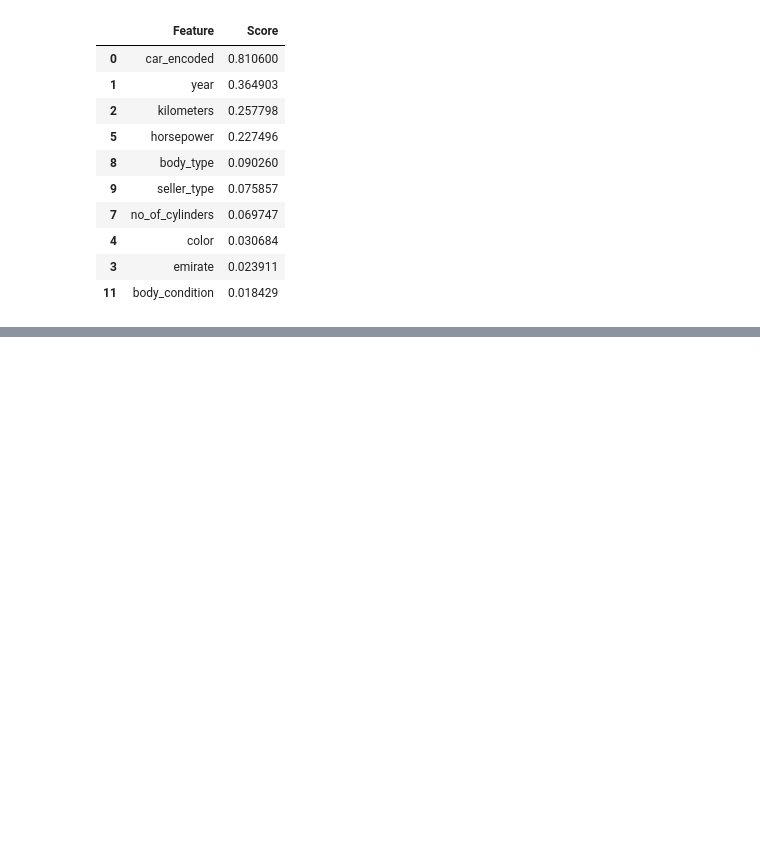
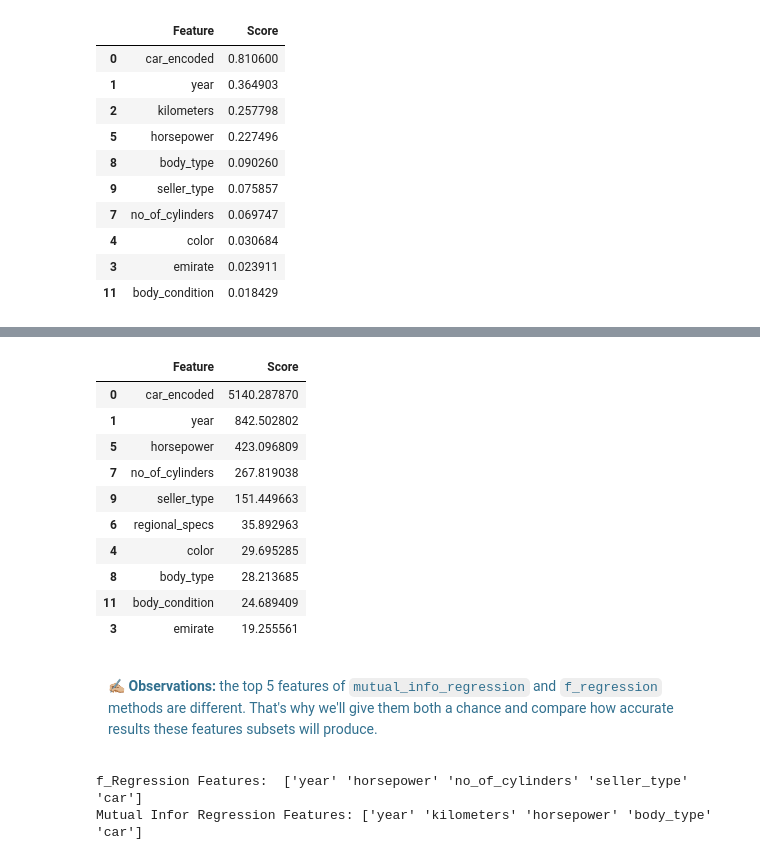
Before and after one commit to muscak/Dubizzle-Used-Car-Sale-Price-Prediction, a Jupyter notebook: Dubizzle-Used-Car-Sale-Price-Prediction.ipynb, the cells around one changed output, grey strips where cells are left out. Drawn from its saved outputs; the diff is of its cells as text; code cells hidden in the pictures; blank space fills up the shorter version.

```diff
--- a/Dubizzle-Used-Car-Sale-Price-Prediction.ipynb
+++ b/Dubizzle-Used-Car-Sale-Price-Prediction.ipynb
@@ -999,2 +984,31 @@ car_encoded: 4292.983915
 # %%
-train_cols = ['kilometers', 'year', ]
+df_freg_info.sort_values(by=['Score'], ascending=False).head(10)
+# %% [output]
+|  | Feature | Score |
+| 0 | car_encoded | 5140.287870 |
+| 1 | year | 842.502802 |
+| 5 | horsepower | 423.096809 |
+| 7 | no_of_cylinders | 267.819038 |
+| 9 | seller_type | 151.449663 |
+| 6 | regional_specs | 35.892963 |
+| 4 | color | 29.695285 |
+| 8 | body_type | 28.213685 |
+| 11 | body_condition | 24.689409 |
+| 3 | emirate | 19.255561 |
+# %% [markdown]
+<div class='alert alert-info' style='border-radius:10px;background-color:white;'>
+    ✍🏼 <b>Observations:</b> the top 5 features of <code>mutual_info_regression</code> and <code>f_regression</code> methods are different. That's why we'll give them both a chance and compare how accurate results these features subsets will produce.
+</div>
+# %%
+# Starting the row number from 1 as df_car doesn't have car_encoded feature.
+# Target encoding will be done after splitting the dataframes with new feature sets into train and test
+# car feature feature will be added to the arrays to be encoded later
+freg_features = df_freg_info.sort_values(by=['Score'], ascending=False).iloc[1:5, 0].values
+freg_features = np.append(freg_features, 'car')
+print('f_Regression Features: ', freg_features)
+mutual_features = df_mutual_info.sort_values(by=['Score'], ascending=False).iloc[1:5, 0].values
+mutual_features = np.append(mutual_features, 'car')
+print('Mutual Infor Regression Features:', mutual_features)
+# %% [output]
+f_Regression Features:  ['year' 'horsepower' 'no_of_cylinders' 'seller_type' 'car']
+Mutual Infor Regression Features: ['year' 'kilometers' 'horsepower' 'body_type' 'car']
```
Also changed, not shown: parts of 4 cells of this notebook.
